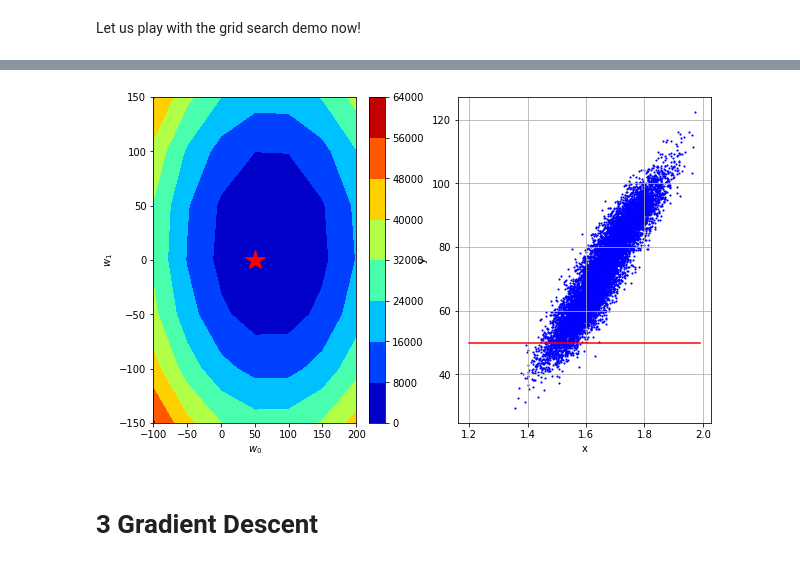
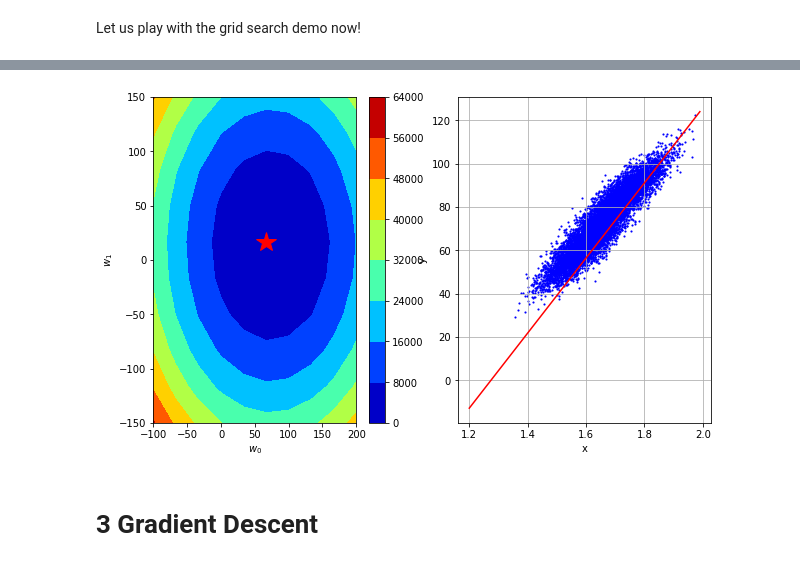
Before and after one commit to refik/ML_course, a Jupyter notebook: labs/ex02/template/ex02.ipynb, the cells around one changed output, grey strips where cells are left out. Saved outputs shown, nothing was run; the diff lists cells and outputs as text; code cells hidden in the pictures.

```diff
--- a/labs/ex02/template/ex02.ipynb
+++ b/labs/ex02/template/ex02.ipynb
@@ -85,7 +85,7 @@ from grid_search import generate_w, get_best_parameters
 from plots import grid_visualization
 
 # Generate the grid of parameters to be swept
-grid_w0, grid_w1 = generate_w(num_intervals=7)
+grid_w0, grid_w1 = generate_w(num_intervals=10)
 
 # Start the grid search
 start_time = datetime.datetime.now()
@@ -110,4 +110,4 @@ Grid Search: loss*=755.0812253078167, w0*=50.0, w1*=0.0, execution time=0.002 se
-[figure, old version]
+[figure, new version]
 # %% [markdown]
 # 3 Gradient Descent
 # %% [markdown]
```
Also changed, not shown: parts of 7 cells of this notebook, 1 other file.
